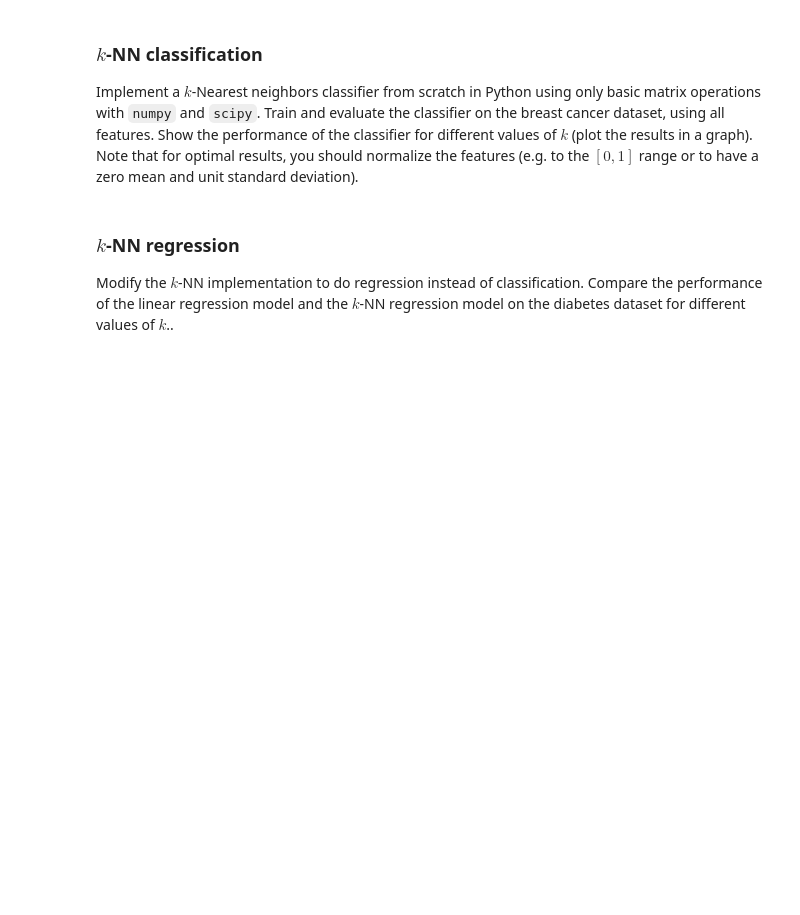
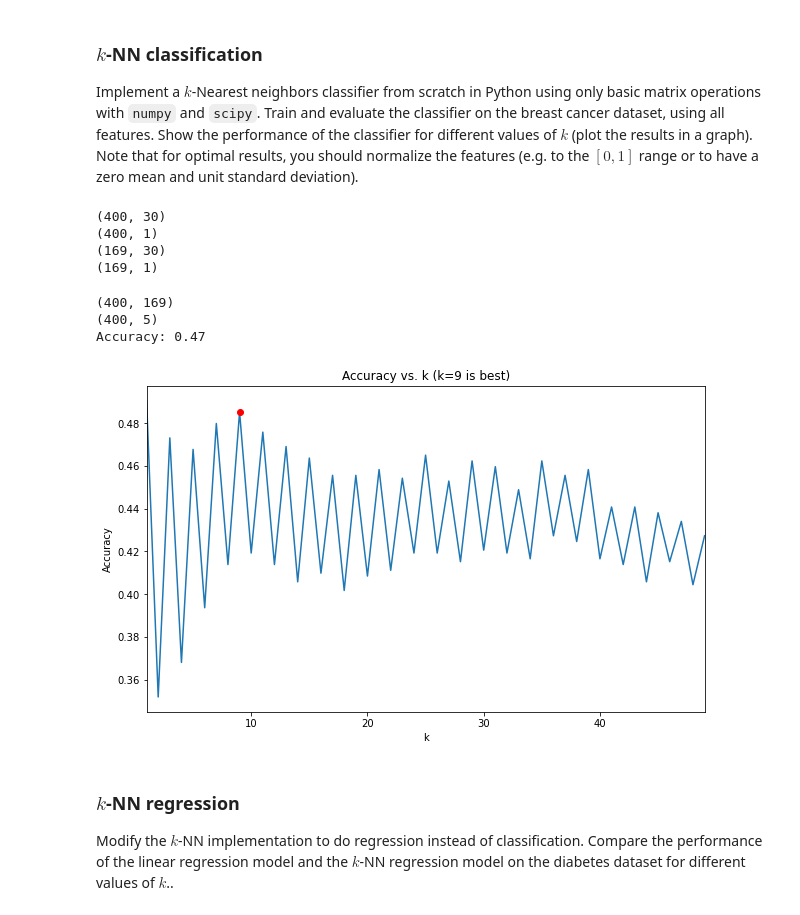
Before and after one commit to langestefan/8dm50-machine-learning, a Jupyter notebook: practicals/week_1.ipynb, the cells around one changed output. Cells and saved outputs as stored; diff of their text form; code cells hidden in the pictures; blank space fills up the shorter version.

```diff
--- a/practicals/week_1.ipynb
+++ b/practicals/week_1.ipynb
@@ -144,6 +169,76 @@ Assume that in the dataset that you use to train a linear regression model, ther
 ### $k$-NN classification
 
 Implement a $k$-Nearest neighbors classifier from scratch in Python using only basic matrix operations with `numpy` and `scipy`. Train and evaluate the classifier on the breast cancer dataset, using all features. Show the performance of the classifier for different values of $k$ (plot the results in a graph). Note that for optimal results, you should normalize the features (e.g. to the $[0, 1]$ range or to have a zero mean and unit standard deviation).
+# %%
+from k_nearest_neigbours import *
+
+# load the dataset
+X_train = breast_cancer.data[:400, :]
+y_train = breast_cancer.target[:400, np.newaxis]
+X_test = breast_cancer.data[400:, :]
+y_test = breast_cancer.target[400:, np.newaxis]
+print(X_train.shape)
+print(y_train.shape)
+print(X_test.shape)
+print(y_test.shape)
+
+# standard gaussian normalization
+X_train = (X_train - np.mean(X_train, axis=0)) / np.std(X_train, axis=0)
+X_test = (X_test - np.mean(X_test, axis=0)) / np.std(X_test, axis=0)
+# %% [output]
+(400, 30)
+(400, 1)
+(169, 30)
+(169, 1)
+# %%
+# calculate the distances for all training samples
+dist_squared = comp_distance_matrix(X_train, X_test, p=2)
+print(dist_squared.shape)
+
+# find the k nearest neighbours
+k = 5
+k_nearest = find_k_nearest_neighbors(dist_squared, k)
+print(k_nearest.shape)
+
+# predict the labels
+y_pred = predict_topk(k_nearest, y_train)
+
+# calculate the accuracy
+acc = np.mean(y_pred == y_test)
+print(f'Accuracy: {acc:.2f}')
+# %% [output]
+(400, 169)
+(400, 5)
+Accuracy: 0.47
+# %%
+from matplotlib import pyplot as plt
+
+accuracies = []
+max_k = 50
+
+# now try with different values of k
+for k in np.arange(1, max_k):
+    k_nearest = find_k_nearest_neighbors(dist_squared, k)
+    y_pred = predict_topk(k_nearest, y_train)
+    acc = np.mean(y_pred == y_test)
+    accuracies.append(acc)
+
+# we exclude the first few values of k because they tend to have high variance and generalize poorly
+k_ignore = 4
+
+# k with highest accuracy
+k = np.argmax(accuracies[k_ignore:]) + k_ignore + 1
+
+plt.figure(figsize=(10, 6))
+plt.title(f'Accuracy vs. k (k={k} is best)')
+plt.plot(np.arange(1, max_k), accuracies)
+plt.xlabel('k')
+plt.ylabel('Accuracy')
+plt.plot(k, accuracies[k-1], 'ro')
+plt.xlim(1, max_k-1)
+plt.show()
+# %% [output]
+[figure, added]
 # %% [markdown]
 ### $k$-NN regression
 
```
Also changed, not shown: parts of 4 cells of this notebook, 1 other file.
